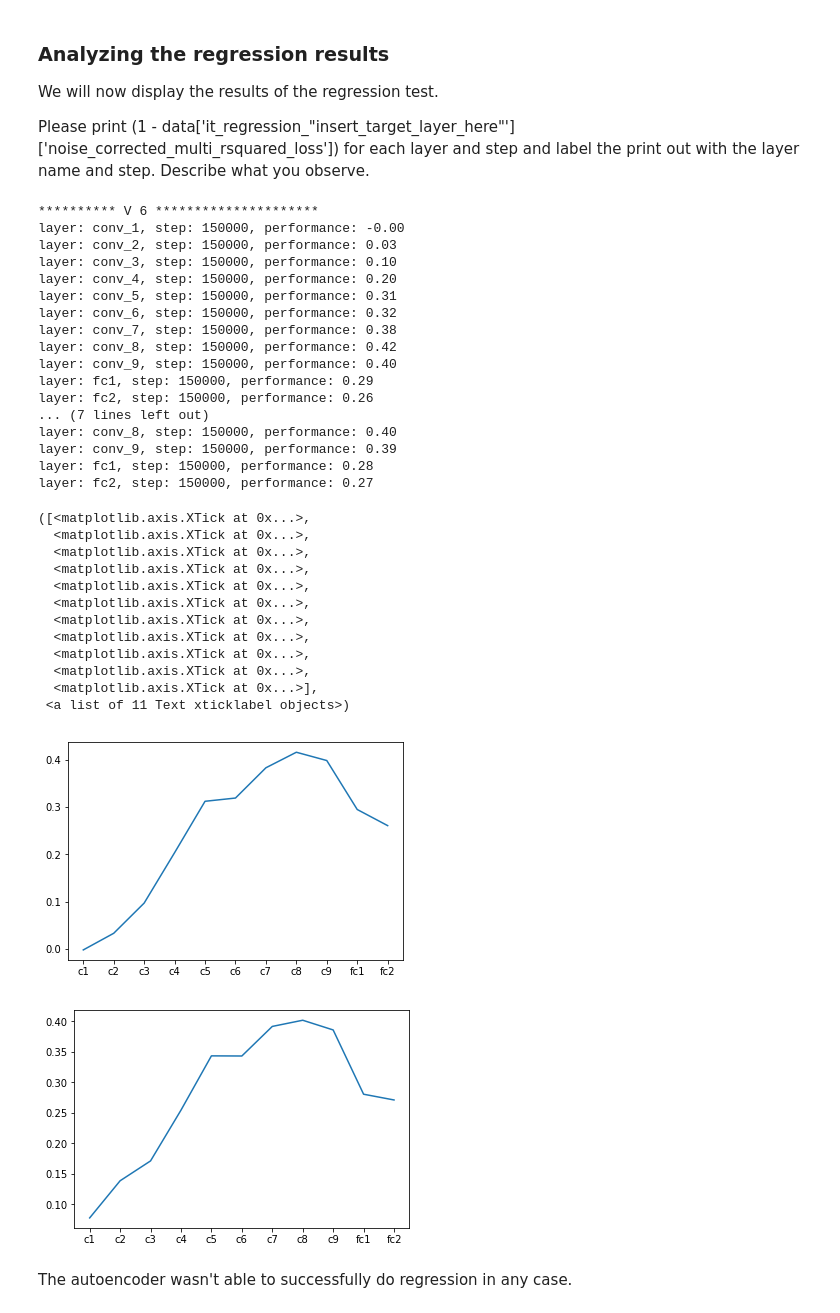
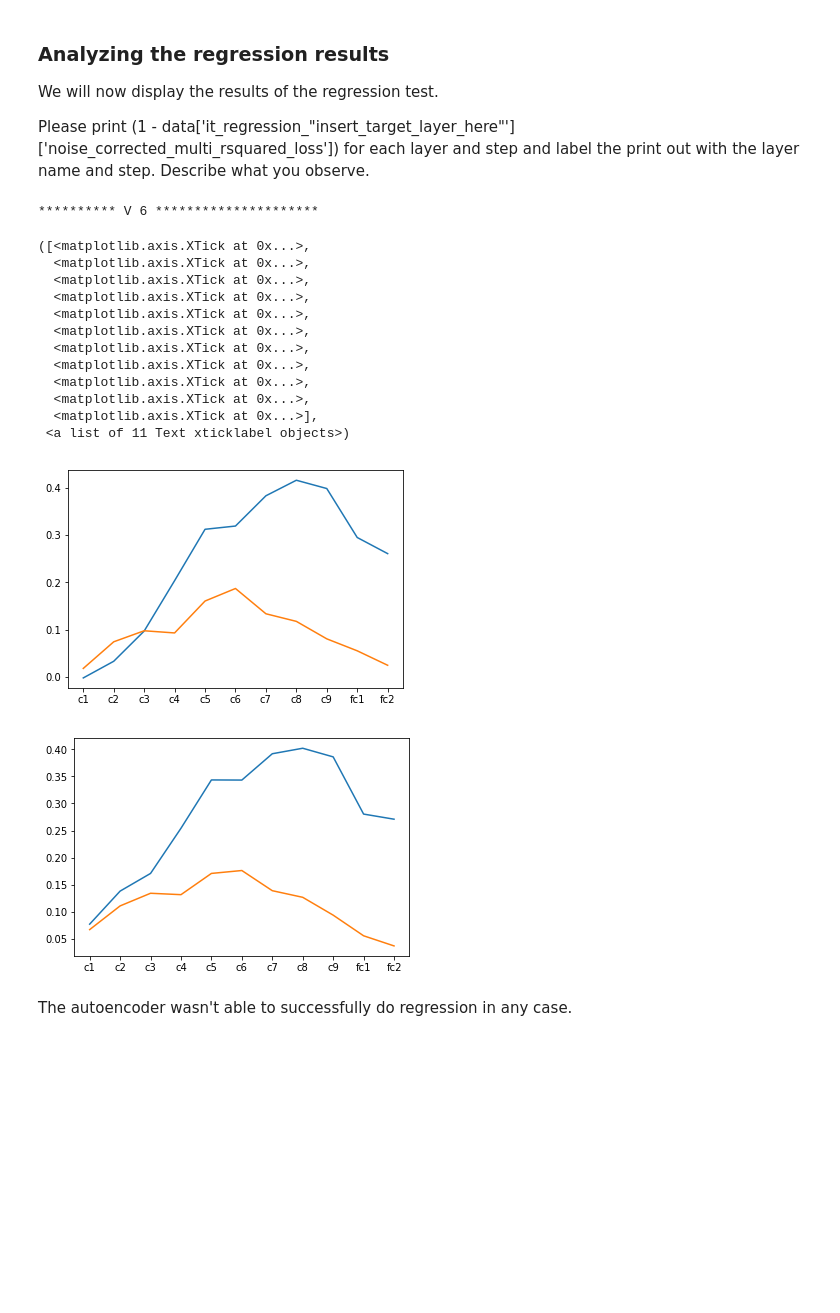
Before and after one commit to IanEisenberg/cs375, a Jupyter notebook: final_project/final.ipynb, the cells around one changed output. Drawn from its saved outputs; the diff is of its cells as text; code cells hidden in the pictures; blank space fills up the shorter version.

```diff
--- a/final_project/final.ipynb
+++ b/final_project/final.ipynb
@@ -30,6 +30,8 @@ In order to find the right experiment id, it is useful to display which experime
 dbname = 'final'
 collname = 'yolo'
 exp_id = 'imagenet'
+exp_idc = 'combined_fix'
+exp_idn = 'combined_nosize'
 port = 24444
 
 conn = pm.MongoClient(port = port)
@@ -116,8 +141,10 @@ def get_neural_validation_data(coll,exp_id):
     return results
 
 vd = get_neural_validation_data(coll,exp_id=exp_id)
+vdc = get_neural_validation_data(coll,exp_id=exp_idc)
 print('data keys:')
 print(vd[1]['validation_results'].keys())
+print(vdc[0]['validation_results'].keys())
 # %% [output]
 data keys:
 [u'V6', u'VAll']
@@ -137,6 +165,11 @@ idx = 1 ### YOUR idx HERE
 data_all = vd[idx]['validation_results']['VAll']
 data_6 = vd[idx]['validation_results']['V6']
 step = vd[idx]['step']
+
+idxc = 0
+data_allc = vdc[idxc]['validation_results']['VAll']
+data_6c = vdc[idxc]['validation_results']['V6']
+stepc = vdc[idxc]['step']
 # %% [markdown]
 ### Analyzing the regression results
 
@@ -157,53 +190,41 @@ def plot_regression_results(data, target_layers, step):
         ### YOUR CODE HERE
         performance = 1-regression_results['noise_corrected_multi_rsquared_loss']
         perf.append(performance)
-        print('layer: %s, step: %s, performance: %.2f' % (layer, step, performance))
+        #print('layer: %s, step: %s, performance: %.2f' % (layer, step, performance))
         ### END OF YOUR CODE
     return(perf)
 
 print('********** V 6 *********************')
 p6 = plot_regression_results(data_6, target_layers, step)
 pall = plot_regression_results(data_all, target_layers, step)
+p6c = plot_regression_results(data_6c, target_layers, stepc)
+pallc = plot_regression_results(data_allc, target_layers, stepc)
 
 plt.figure()
 plt.plot(p6)
+plt.plot(p6c)
 plt.xticks(np.arange(11),('c1','c2','c3','c4','c5','c6','c7','c8','c9','fc1','fc2'))
 
 plt.figure()
 plt.plot(pall)
+plt.plot(pallc)
 plt.xticks(np.arange(11),('c1','c2','c3','c4','c5','c6','c7','c8','c9','fc1','fc2'))
 # %% [output]
 ********** V 6 *********************
-layer: conv_1, step: 150000, performance: -0.00
-layer: conv_2, step: 150000, performance: 0.03
-layer: conv_3, step: 150000, performance: 0.10
-layer: conv_4, step: 150000, performance: 0.20
-layer: conv_5, step: 150000, performance: 0.31
-layer: conv_6, step: 150000, performance: 0.32
-layer: conv_7, step: 150000, performance: 0.38
-layer: conv_8, step: 150000, performance: 0.42
-layer: conv_9, step: 150000, performance: 0.40
-layer: fc1, step: 150000, performance: 0.29
-layer: fc2, step: 150000, performance: 0.26
-... (7 lines left out)
-layer: conv_8, step: 150000, performance: 0.40
-layer: conv_9, step: 150000, performance: 0.39
-layer: fc1, step: 150000, performance: 0.28
-layer: fc2, step: 150000, performance: 0.27
 ([<matplotlib.axis.XTick at 0x...>,
   <matplotlib.axis.XTick at 0x...>,
   <matplotlib.axis.XTick at 0x...>,
   <matplotlib.axis.XTick at 0x...>,
   <matplotlib.axis.XTick at 0x...>,
   <matplotlib.axis.XTick at 0x...>,
   <matplotlib.axis.XTick at 0x...>,
   <matplotlib.axis.XTick at 0x...>,
   <matplotlib.axis.XTick at 0x...>,
   <matplotlib.axis.XTick at 0x...>,
   <matplotlib.axis.XTick at 0x...>],
  <a list of 11 Text xticklabel objects>)
-[figure, old version]
+[figure, new version]
-[figure, old version]
+[figure, new version]
 # %% [markdown]
 The autoencoder wasn't able to successfully do regression in any case.
 # %%
```
Also changed, not shown: parts of 7 cells of this notebook.
